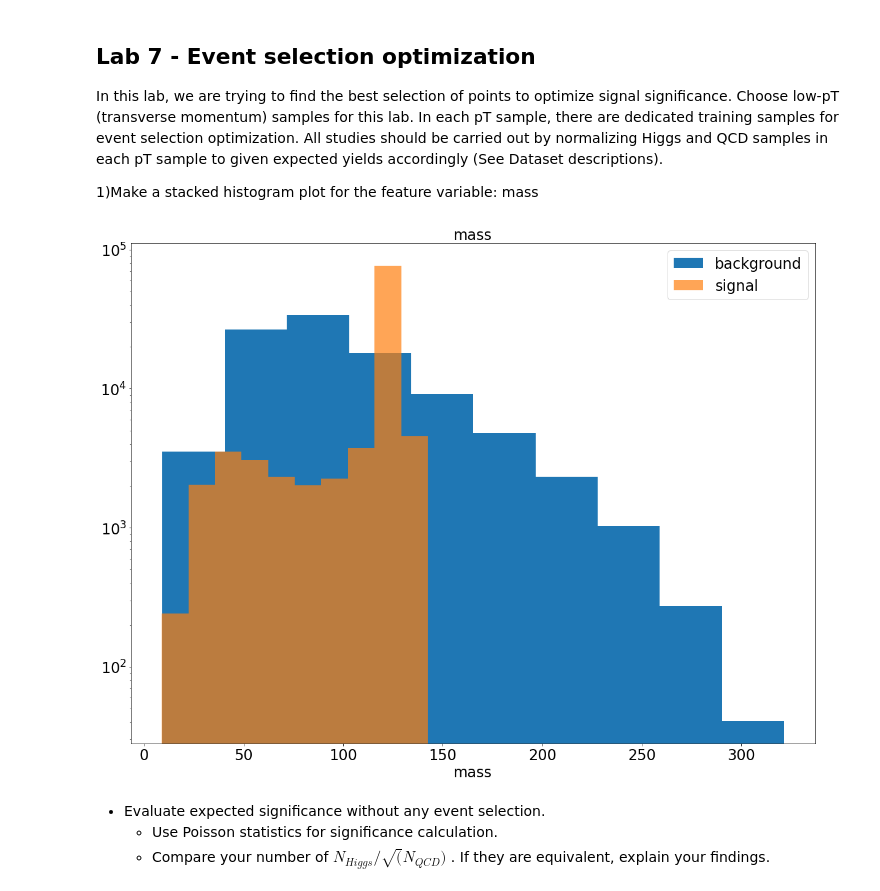
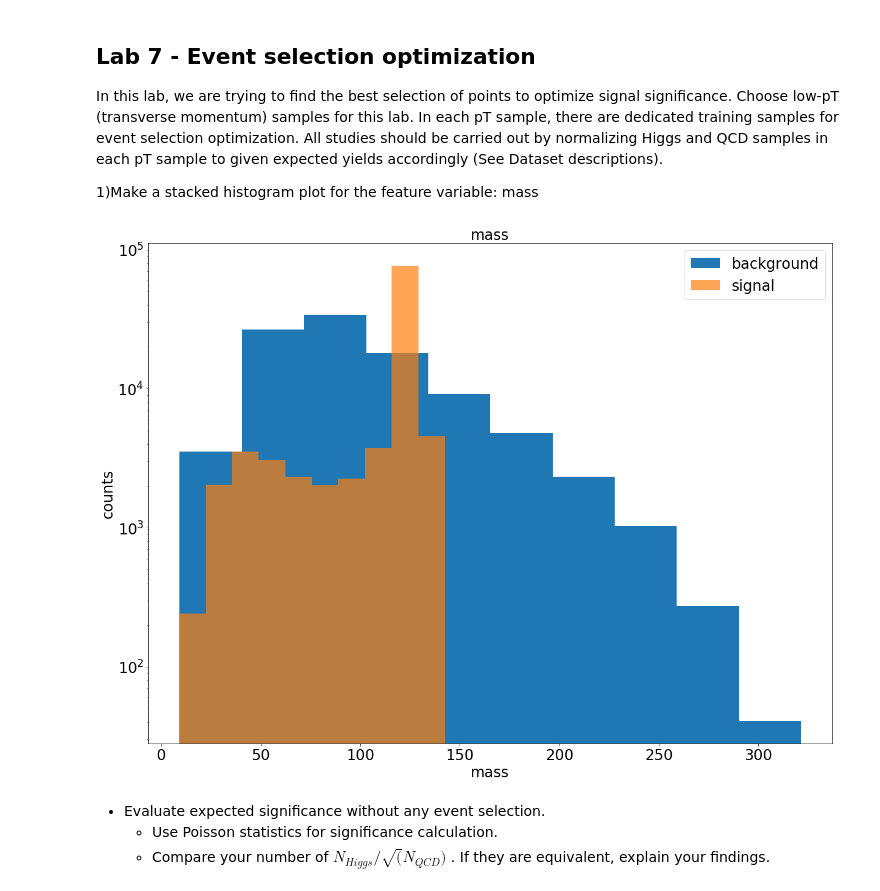
Before and after one commit to kgong13/phys434, a Jupyter notebook: lab7_8.ipynb, the cells around one changed output. Drawn from its saved outputs; the diff is of its cells as text; code cells hidden in the pictures.

```diff
--- a/lab7_8.ipynb
+++ b/lab7_8.ipynb
@@ -42,23 +42,24 @@ In this lab, we are trying to find the best selection of points to optimize sign
 # %%
 # background vs signal
 # this function takes in background data and signal data
 # and plots them on a histogram on top of each other
 def bgsig(bg, sig, title, xaxis):
     plt.hist(bg, label = 'background')
     plt.hist(sig, alpha = 0.7, label = 'signal')
     plt.title(title, fontsize = 24)
     plt.tick_params(labelsize = 24)
     plt.yscale('log')
     plt.xlabel(xaxis, fontsize = 24)
+    plt.ylabel("counts", fontsize = 24)
     plt.legend(fontsize = 24)
     plt.show()
 
 bgmass = np.array(new_dict.get('mass'))
 mass = np.array(higgs.get('mass'))
 
 bgsig(bgmass, mass, 'mass', 'mass')
 # %% [output]
-[figure, old version]
+[figure, new version]
 # %% [markdown]
 * Evaluate expected significance without any event selection.
     * Use Poisson statistics for significance calculation.
```
Also changed, not shown: parts of 21 cells of this notebook, 1 other file.
